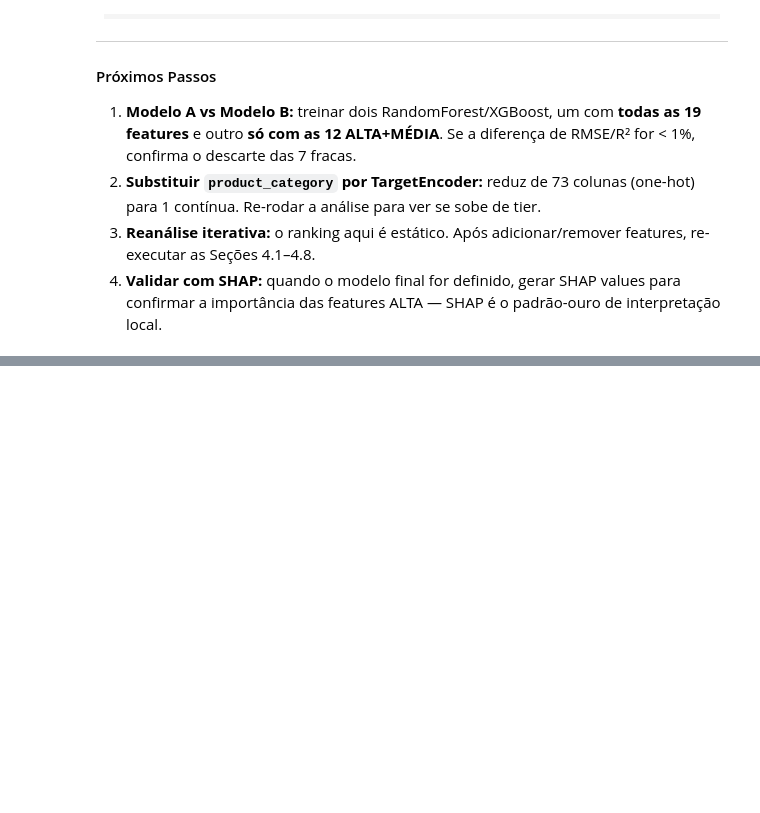
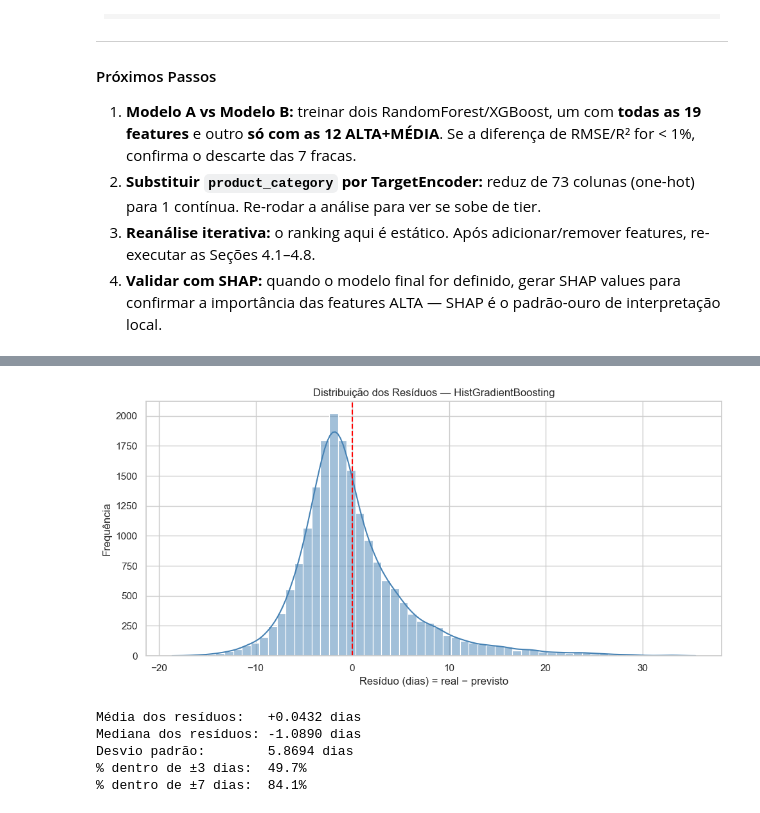
Before and after one commit to Overkillas/olist-delivery-time-prediction, a Jupyter notebook: olist_delivery_time_prediction.ipynb, the cells around one changed output, grey strips where cells are left out. Saved outputs shown, nothing was run; the diff lists cells and outputs as text; code cells hidden in the pictures; blank space fills up the shorter version.

```diff
--- a/olist_delivery_time_prediction.ipynb
+++ b/olist_delivery_time_prediction.ipynb
@@ -1475,0 +1971,27 @@ A análise de correlação entre features identificou os seguintes pares candida
+# %%
+# === Seção 6.5 — Diagnóstico: Histograma de Resíduos ===
+# Resíduo = real - previsto. Distribuição idealmente centrada em 0 e simétrica.
+
+residuos = y_test - y_pred
+
+plt.figure(figsize=(10, 5))
+sns.histplot(residuos, bins=60, kde=True, color="steelblue")
+plt.axvline(0, color="red", linestyle="--", linewidth=1.5)
+plt.title(f"Distribuição dos Resíduos — {nome_final}")
+plt.xlabel("Resíduo (dias) = real − previsto")
+plt.ylabel("Frequência")
+plt.tight_layout()
+plt.show()
+
+print(f"Média dos resíduos:   {residuos.mean():+.4f} dias")
+print(f"Mediana dos resíduos: {residuos.median():+.4f} dias")
+print(f"Desvio padrão:        {residuos.std():.4f} dias")
+print(f"% dentro de ±3 dias:  {(residuos.abs() <= 3).mean() * 100:.1f}%")
+print(f"% dentro de ±7 dias:  {(residuos.abs() <= 7).mean() * 100:.1f}%")
+# %% [output]
+[figure, added]
+Média dos resíduos:   +0.0432 dias
+Mediana dos resíduos: -1.0890 dias
+Desvio padrão:        5.8694 dias
+% dentro de ±3 dias:  49.7%
+% dentro de ±7 dias:  84.1%
```
Also changed, not shown: parts of 28 cells of this notebook, 2 other files.
